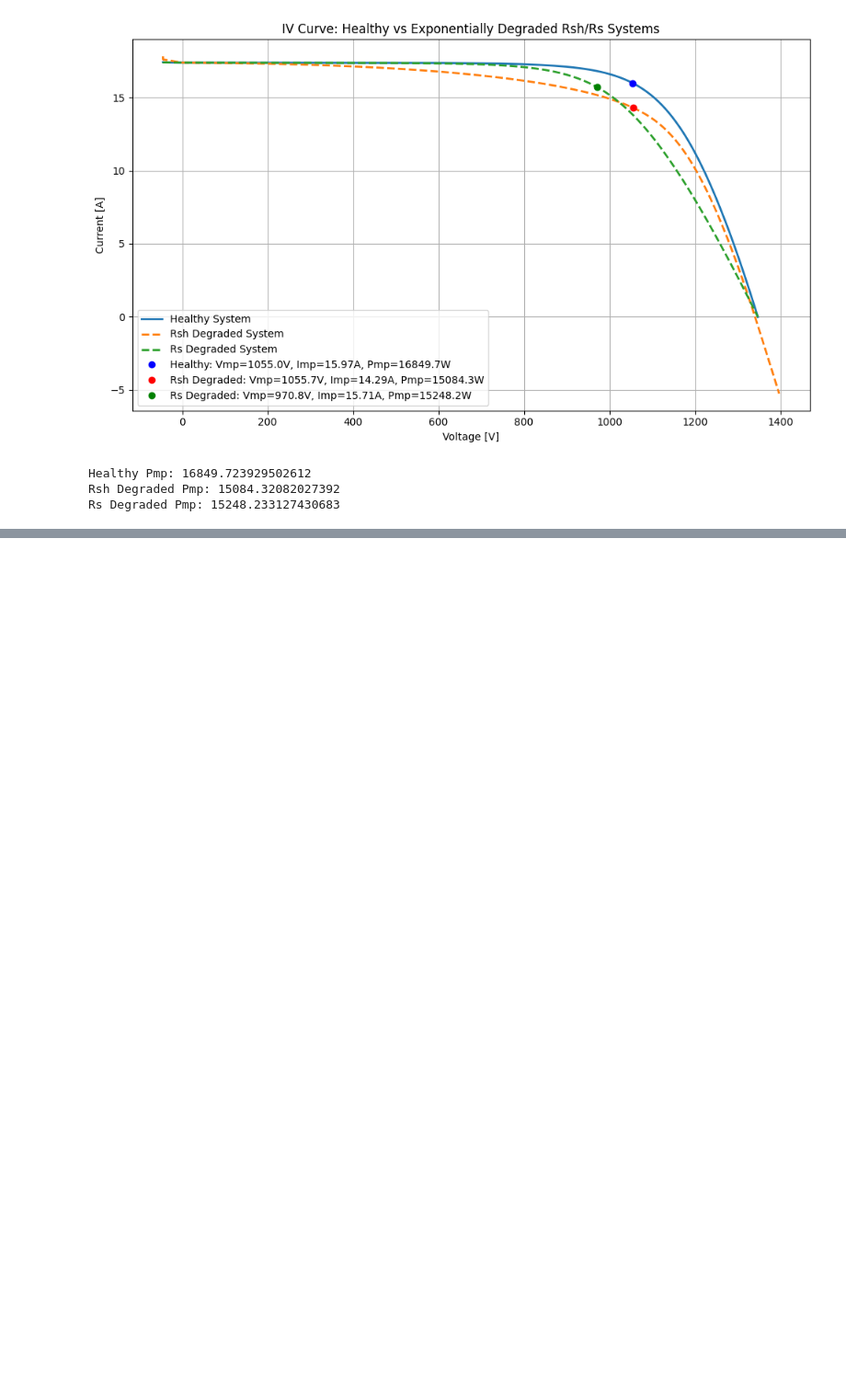
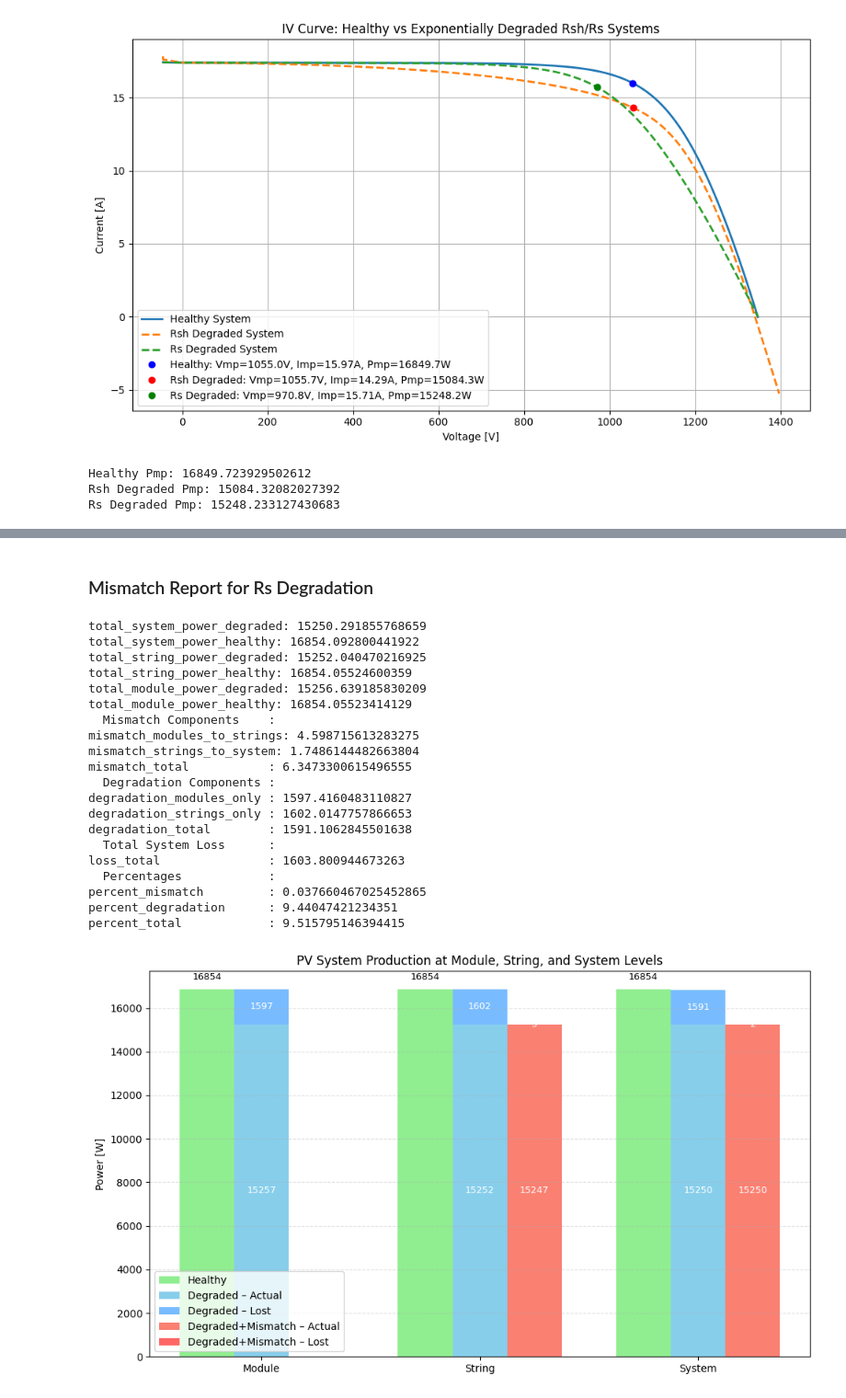
Before and after one commit to TideLangner/PVmismatch_study, a Jupyter notebook: src/simulation.ipynb, the cells around one changed output, grey strips where cells are left out. Shown at 92% size. Drawn from its saved outputs; the diff is of its cells as text; code cells hidden in the pictures; blank space fills up the shorter version.

```diff
--- a/src/simulation.ipynb
+++ b/src/simulation.ipynb
@@ -167,0 +200,31 @@ Rs Degraded Pmp: 15248.233127430683
+# %% [markdown]
+### Mismatch Report for Rs Degradation
+# %%
+report = mismatch_report(pvsys_Rs_degraded, pvsys_healthy)
+# Print outputs
+for k, v in report.items():
+     print(f"{k:25s}: {v}")
+# Plot outputs
+plot_mismatch_report(report)
+# %% [output]
+total_system_power_degraded: 15250.291855768659
+total_system_power_healthy: 16854.092800441922
+total_string_power_degraded: 15252.040470216925
+total_string_power_healthy: 16854.05524600359
+total_module_power_degraded: 15256.639185830209
+total_module_power_healthy: 16854.05523414129
+  Mismatch Components    :
+mismatch_modules_to_strings: 4.598715613283275
+mismatch_strings_to_system: 1.7486144482663804
+mismatch_total           : 6.3473300615496555
+  Degradation Components :
+degradation_modules_only : 1597.4160483110827
+degradation_strings_only : 1602.0147757866653
+degradation_total        : 1591.1062845501638
+  Total System Loss      :
+loss_total               : 1603.800944673263
+  Percentages            :
+percent_mismatch         : 0.037660467025452865
+percent_degradation      : 9.44047421234351
+percent_total            : 9.515795146394415
+[figure, added]
```
Also changed, not shown: parts of 4 cells of this notebook, 6 other files.
